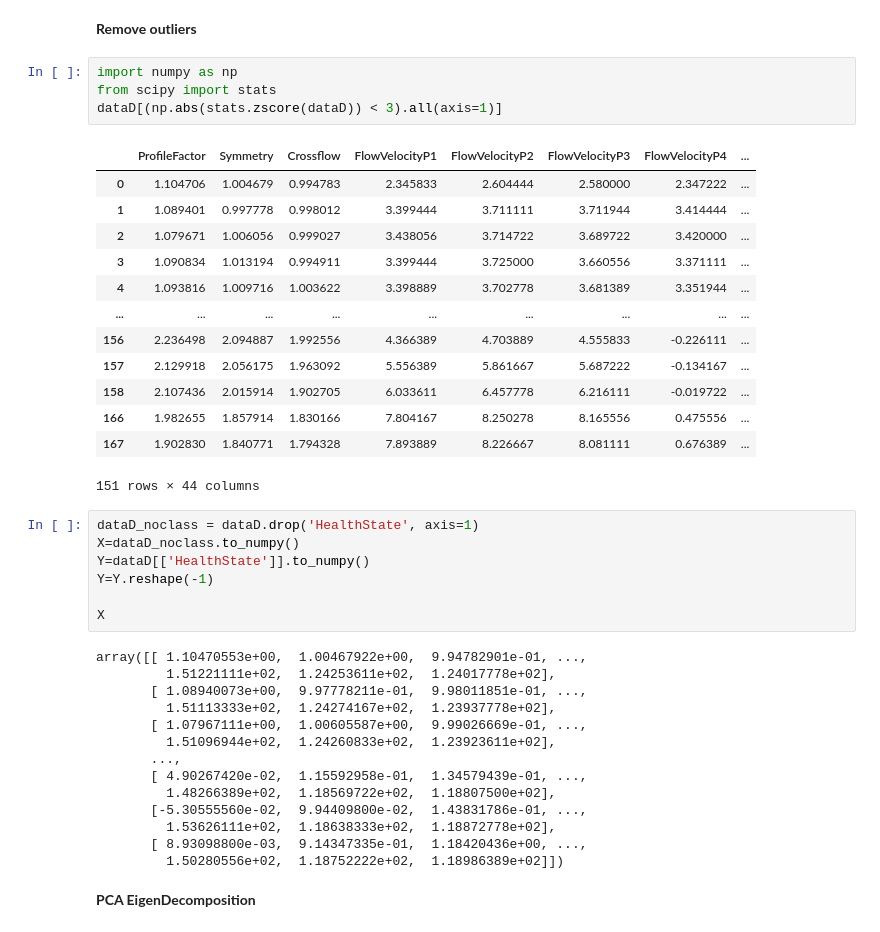
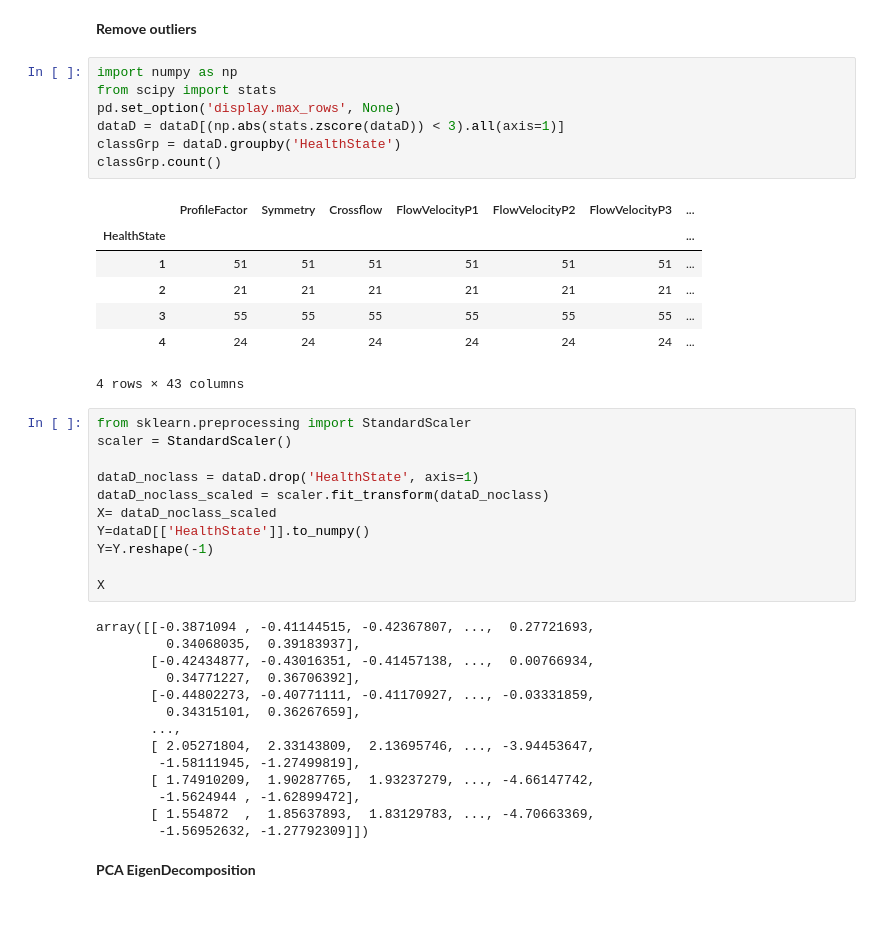
Before and after one commit to davidhgh/csc3005-AE, a Jupyter notebook: DataD_final.ipynb, the cells around one changed output. Drawn from its saved outputs; the diff is of its cells as text.

```diff
--- a/DataD_final.ipynb
+++ b/DataD_final.ipynb
@@ -100,42 +110,43 @@ dataD.describe()
 # %%
 import numpy as np
 from scipy import stats
-dataD[(np.abs(stats.zscore(dataD)) < 3).all(axis=1)]
+pd.set_option('display.max_rows', None)
+dataD = dataD[(np.abs(stats.zscore(dataD)) < 3).all(axis=1)]
+classGrp = dataD.groupby('HealthState')
+classGrp.count()
 # %% [output]
-|  | ProfileFactor | Symmetry | Crossflow | FlowVelocityP1 | FlowVelocityP2 | FlowVelocityP3 | FlowVelocityP4 | ... |
-| 0 | 1.104706 | 1.004679 | 0.994783 | 2.345833 | 2.604444 | 2.580000 | 2.347222 | ... |
-| 1 | 1.089401 | 0.997778 | 0.998012 | 3.399444 | 3.711111 | 3.711944 | 3.414444 | ... |
-| 2 | 1.079671 | 1.006056 | 0.999027 | 3.438056 | 3.714722 | 3.689722 | 3.420000 | ... |
-| 3 | 1.090834 | 1.013194 | 0.994911 | 3.399444 | 3.725000 | 3.660556 | 3.371111 | ... |
-| 4 | 1.093816 | 1.009716 | 1.003622 | 3.398889 | 3.702778 | 3.681389 | 3.351944 | ... |
-| ... | ... | ... | ... | ... | ... | ... | ... | ... |
-| 156 | 2.236498 | 2.094887 | 1.992556 | 4.366389 | 4.703889 | 4.555833 | -0.226111 | ... |
-| 157 | 2.129918 | 2.056175 | 1.963092 | 5.556389 | 5.861667 | 5.687222 | -0.134167 | ... |
-| 158 | 2.107436 | 2.015914 | 1.902705 | 6.033611 | 6.457778 | 6.216111 | -0.019722 | ... |
-| 166 | 1.982655 | 1.857914 | 1.830166 | 7.804167 | 8.250278 | 8.165556 | 0.475556 | ... |
-| 167 | 1.902830 | 1.840771 | 1.794328 | 7.893889 | 8.226667 | 8.081111 | 0.676389 | ... |
+|  | ProfileFactor | Symmetry | Crossflow | FlowVelocityP1 | FlowVelocityP2 | FlowVelocityP3 | ... |
+| HealthState |  |  |  |  |  |  | ... |
+| 1 | 51 | 51 | 51 | 51 | 51 | 51 | ... |
+| 2 | 21 | 21 | 21 | 21 | 21 | 21 | ... |
+| 3 | 55 | 55 | 55 | 55 | 55 | 55 | ... |
+| 4 | 24 | 24 | 24 | 24 | 24 | 24 | ... |
-151 rows × 44 columns
+4 rows × 43 columns
 # %%
+from sklearn.preprocessing import StandardScaler
+scaler = StandardScaler()
+
 dataD_noclass = dataD.drop('HealthState', axis=1)
-X=dataD_noclass.to_numpy()
+dataD_noclass_scaled = scaler.fit_transform(dataD_noclass)
+X= dataD_noclass_scaled
 Y=dataD[['HealthState']].to_numpy()
 Y=Y.reshape(-1)
 
 X
 # %% [output]
-array([[ 1.10470553e+00,  1.00467922e+00,  9.94782901e-01, ...,
-         1.51221111e+02,  1.24253611e+02,  1.24017778e+02],
-       [ 1.08940073e+00,  9.97778211e-01,  9.98011851e-01, ...,
-         1.51113333e+02,  1.24274167e+02,  1.23937778e+02],
-       [ 1.07967111e+00,  1.00605587e+00,  9.99026669e-01, ...,
-         1.51096944e+02,  1.24260833e+02,  1.23923611e+02],
+array([[-0.3871094 , -0.41144515, -0.42367807, ...,  0.27721693,
+         0.34068035,  0.39183937],
+       [-0.42434877, -0.43016351, -0.41457138, ...,  0.00766934,
+         0.34771227,  0.36706392],
+       [-0.44802273, -0.40771111, -0.41170927, ..., -0.03331859,
+         0.34315101,  0.36267659],
        ...,
-       [ 4.90267420e-02,  1.15592958e-01,  1.34579439e-01, ...,
-         1.48266389e+02,  1.18569722e+02,  1.18807500e+02],
-       [-5.30555560e-02,  9.94409800e-02,  1.43831786e-01, ...,
-         1.53626111e+02,  1.18638333e+02,  1.18872778e+02],
-       [ 8.93098800e-03,  9.14347335e-01,  1.18420436e+00, ...,
-         1.50280556e+02,  1.18752222e+02,  1.18986389e+02]])
+       [ 2.05271804,  2.33143809,  2.13695746, ..., -3.94453647,
+        -1.58111945, -1.27499819],
+       [ 1.74910209,  1.90287765,  1.93237279, ..., -4.66147742,
+        -1.5624944 , -1.62899472],
+       [ 1.554872  ,  1.85637893,  1.83129783, ..., -4.70663369,
+        -1.56952632, -1.27792309]])
 # %% [markdown]
 __PCA EigenDecomposition__
 # %%
```
Also changed, not shown: parts of 12 cells of this notebook, 1 other file.
